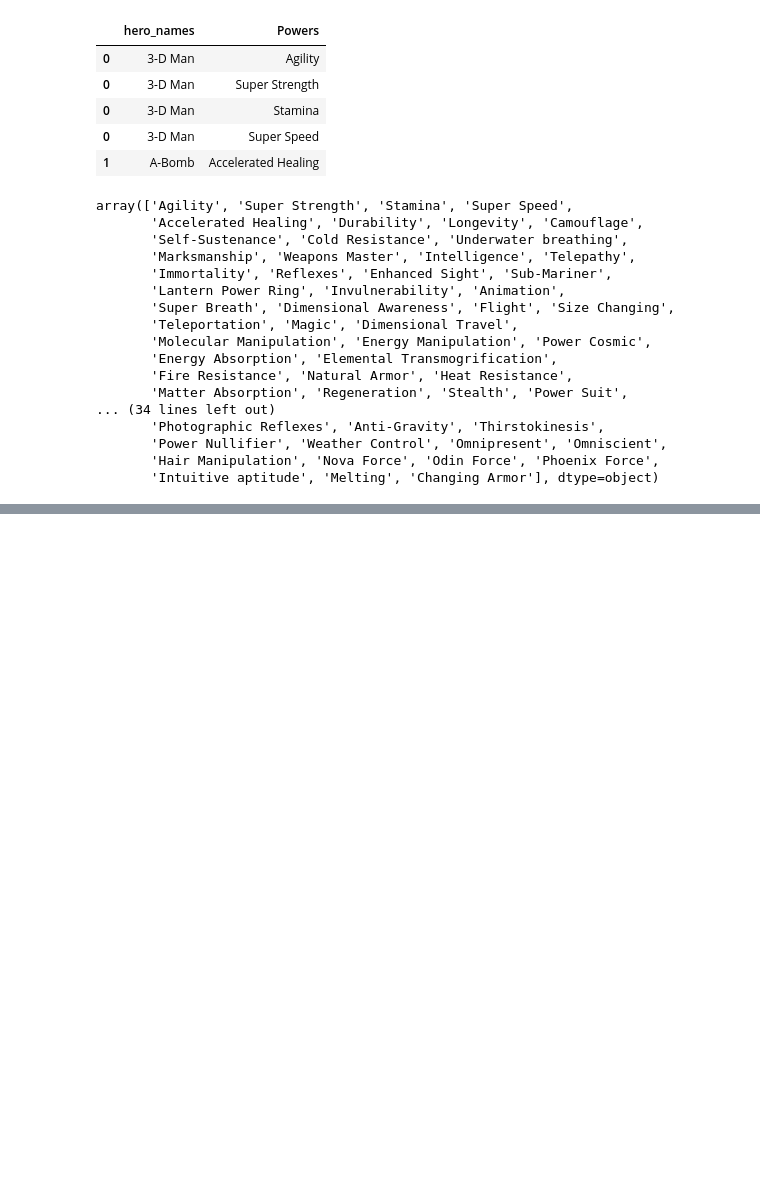
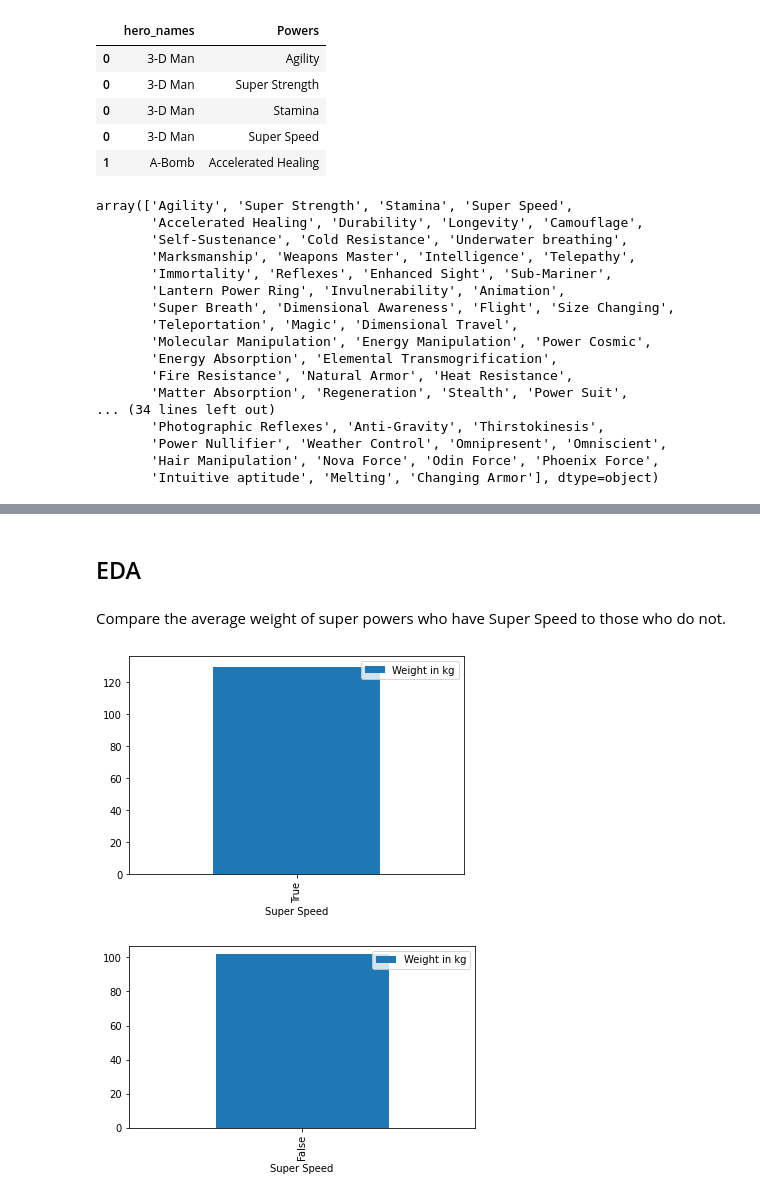
Before and after one commit to lindseyvanosky/Applying-Advanced-Transformations-Exercise, a Jupyter notebook: Applying Advanced Transformations (Core).ipynb, the cells around one changed output, grey strips where cells are left out. Drawn from its saved outputs; the diff is of its cells as text; code cells hidden in the pictures; blank space fills up the shorter version.

```diff
--- a/Applying Advanced Transformations (Core).ipynb
+++ b/Applying Advanced Transformations (Core).ipynb
@@ -420,0 +447,4 @@ powers_df.head(100)
+# %%
+final_df = pd.merge(hero_df, powers_df, left_on = "Hero", right_on = "hero_names")
+
+final_df.head()
@@ -420,0 +459,19 @@ powers_df.head(100)
+# %% [markdown]
+## EDA
+# %% [markdown]
+Compare the average weight of super powers who have Super Speed to those who do not.
+# %%
+speed_filter = final_df["Super Speed"] == True
+speed_df = final_df.loc[speed_filter, :]
+fast_weight = speed_df.groupby("Super Speed", as_index = False)["Weight in kg"].mean()
+
+slow = final_df.loc[~speed_filter]
+slow_weight = slow.groupby("Super Speed", as_index = False)["Weight in kg"].mean()
+
+fast_weight.plot(kind = "bar", x = "Super Speed", y = "Weight in kg")
+slow_weight.plot(kind = "bar", x = "Super Speed", y = "Weight in kg")
+
+plt.tight_layout(3);
+# %% [output]
+[figure, added]
+[figure, added]
```
Also changed, not shown: parts of 7 cells of this notebook.
